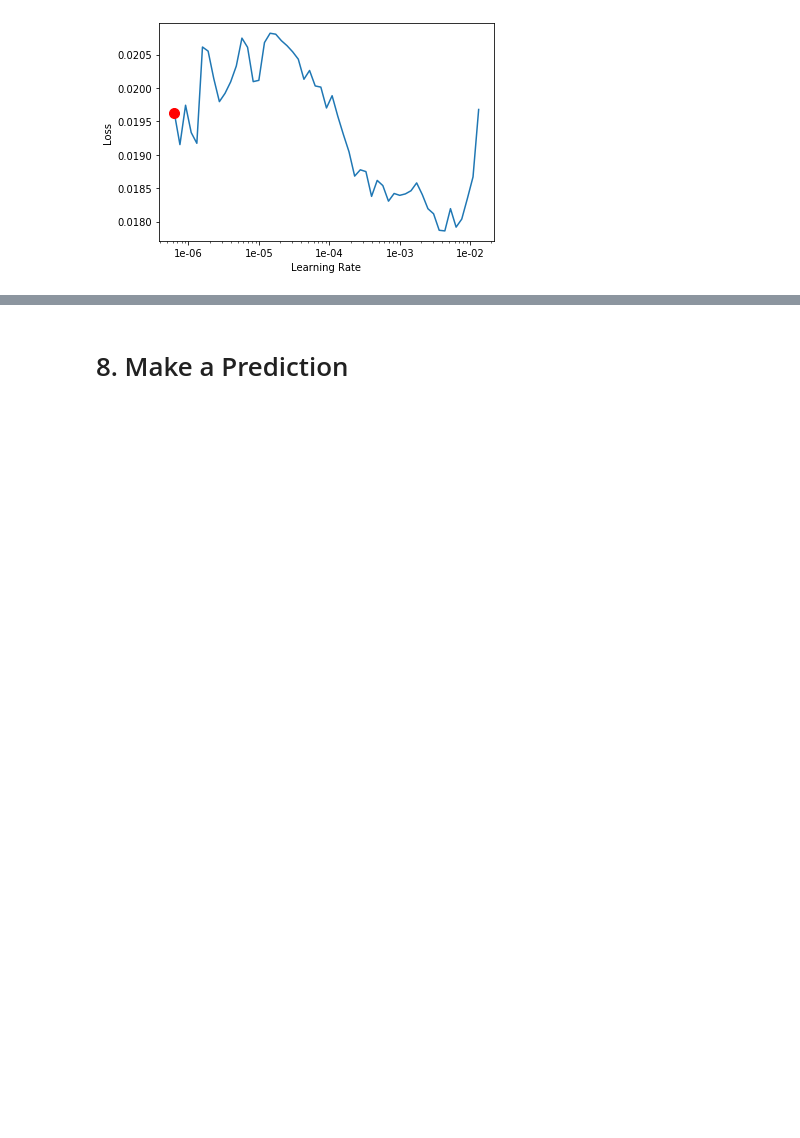
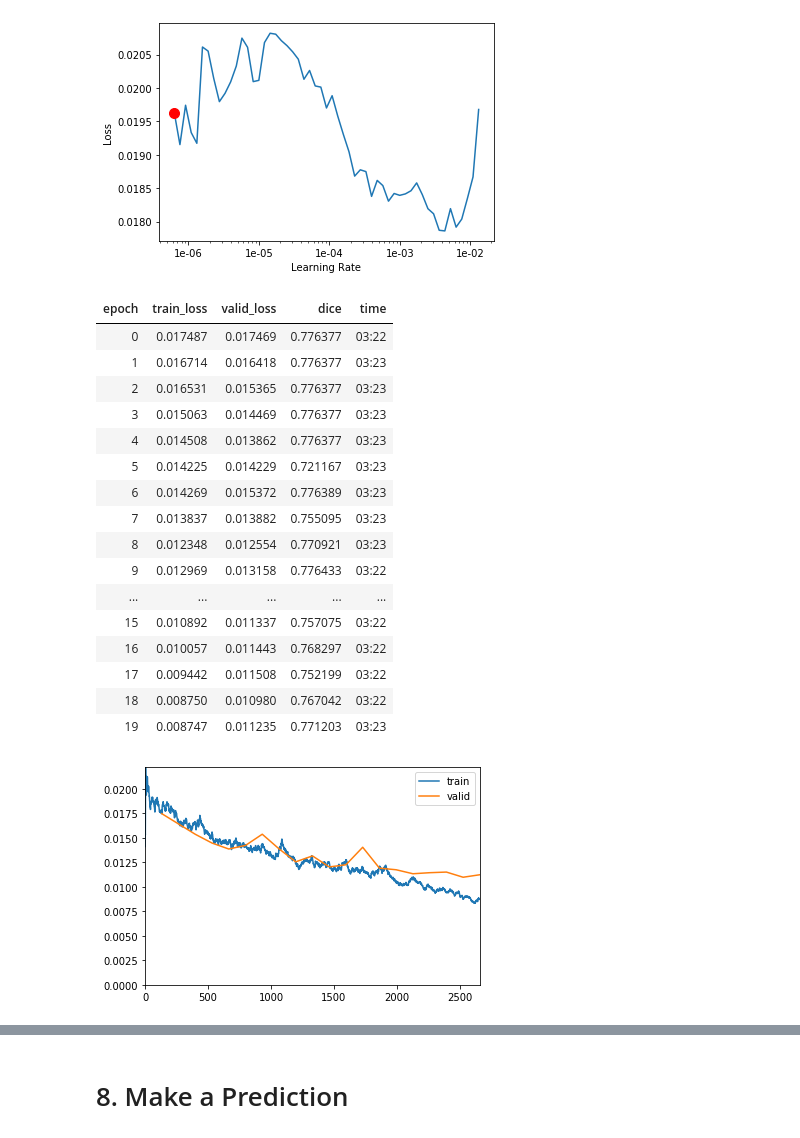
Before and after one commit to gnoparus/bualabs, a Jupyter notebook: nbs/03b-image-segmentation-siim-acr-pneumothorax-segmentation.ipynb, the cells around one changed output, grey strips where cells are left out. Drawn from its saved outputs; the diff is of its cells as text; code cells hidden in the pictures; blank space fills up the shorter version.

```diff
--- a/nbs/03b-image-segmentation-siim-acr-pneumothorax-segmentation.ipynb
+++ b/nbs/03b-image-segmentation-siim-acr-pneumothorax-segmentation.ipynb
@@ -382,3 +397,26 @@ learn.recorder.plot(suggestion=True, skip_last=0)
 Min numerical gradient: 6.31E-07
 Min loss divided by 10: 4.37E-04
 [figure]
+# %%
+lr = slice(1e-6, 3e-4)
+# %%
+learn.fit_one_cycle(12, max_lr=lr, wd=3e-2, pct_start=0.7)
+# %% [output]
+| epoch | train_loss | valid_loss | dice | time |
+| 0 | 0.017487 | 0.017469 | 0.776377 | 03:22 |
+| 1 | 0.016714 | 0.016418 | 0.776377 | 03:23 |
+| 2 | 0.016531 | 0.015365 | 0.776377 | 03:23 |
+| 3 | 0.015063 | 0.014469 | 0.776377 | 03:23 |
+| 4 | 0.014508 | 0.013862 | 0.776377 | 03:23 |
+| 5 | 0.014225 | 0.014229 | 0.721167 | 03:23 |
+| 6 | 0.014269 | 0.015372 | 0.776389 | 03:23 |
+| 7 | 0.013837 | 0.013882 | 0.755095 | 03:23 |
+| 8 | 0.012348 | 0.012554 | 0.770921 | 03:23 |
+| 9 | 0.012969 | 0.013158 | 0.776433 | 03:22 |
+| ... | ... | ... | ... | ... |
+| 15 | 0.010892 | 0.011337 | 0.757075 | 03:22 |
+| 16 | 0.010057 | 0.011443 | 0.768297 | 03:22 |
+| 17 | 0.009442 | 0.011508 | 0.752199 | 03:22 |
+| 18 | 0.008750 | 0.010980 | 0.767042 | 03:22 |
+| 19 | 0.008747 | 0.011235 | 0.771203 | 03:23 |
+[figure, added]
```
Also changed, not shown: parts of 31 cells of this notebook.
